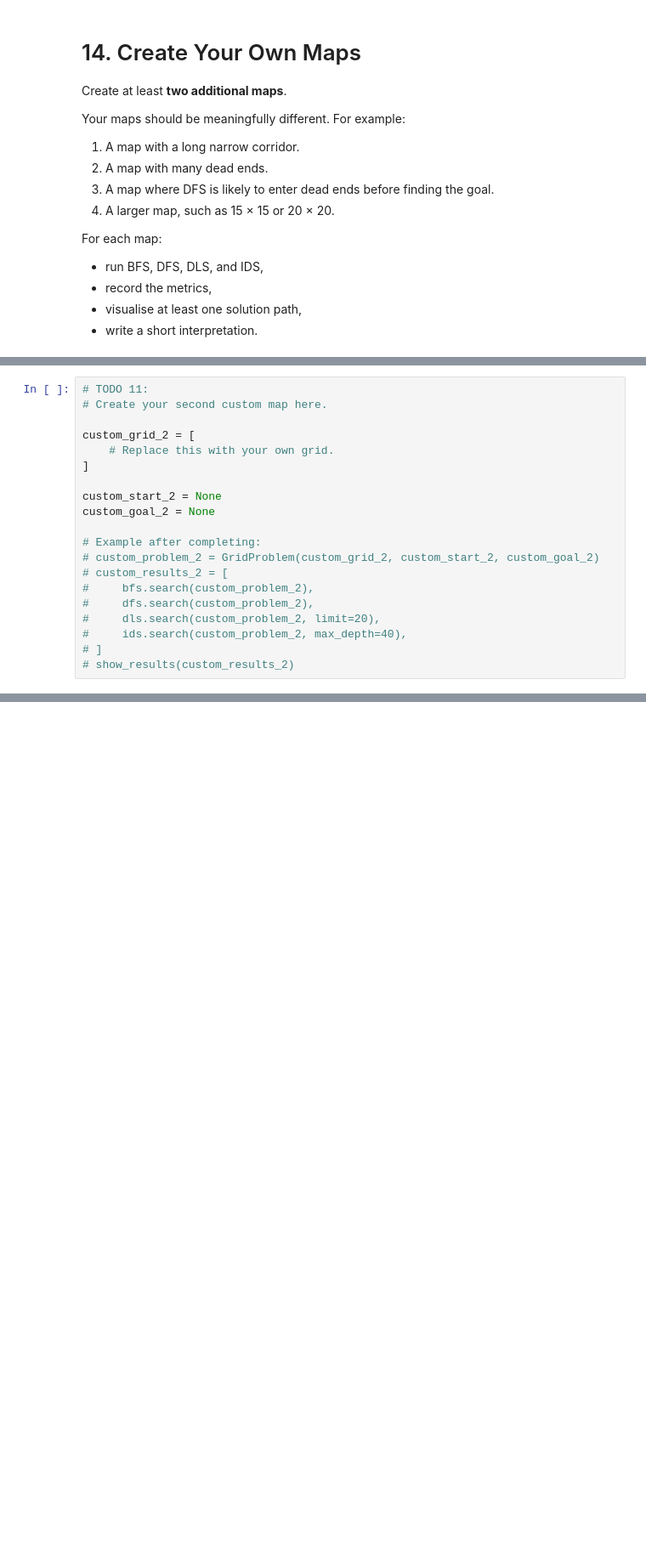
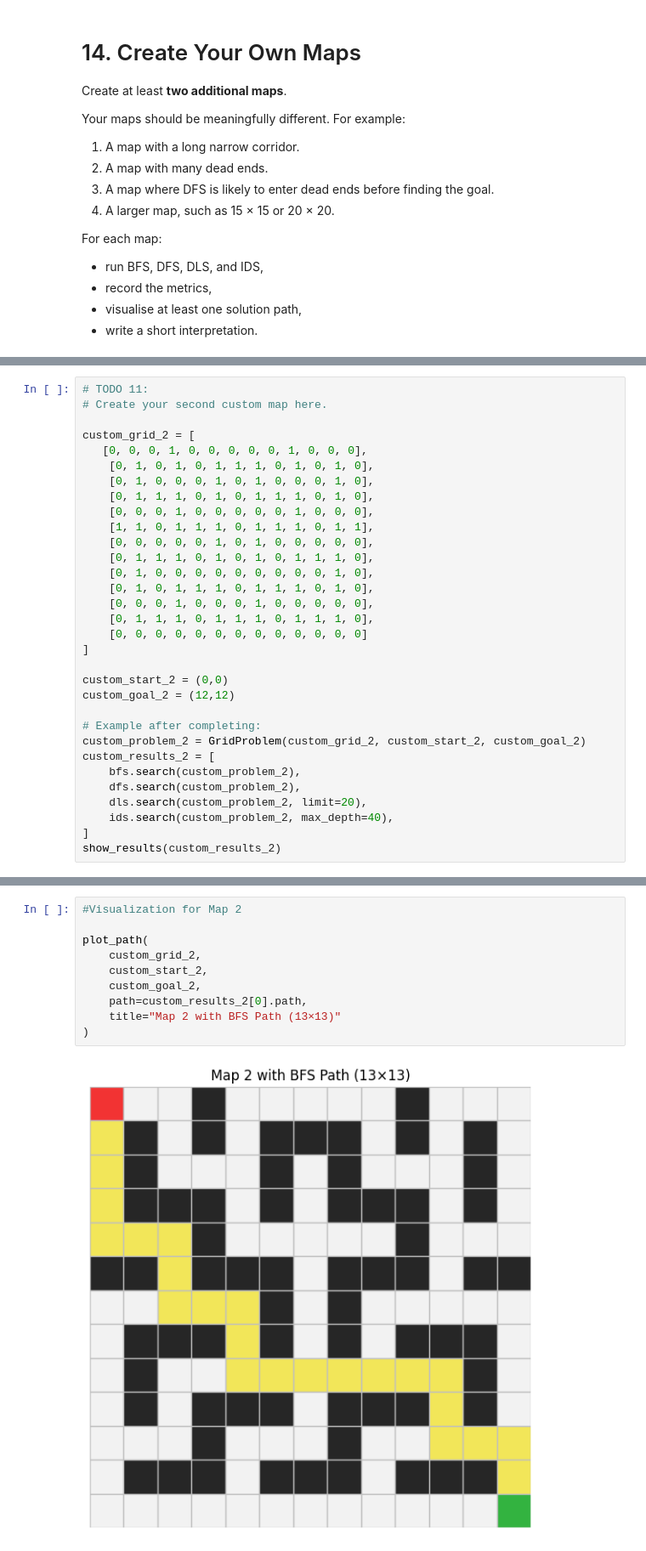
Before and after one commit to raizel122006-bit/Lab1-Intro-to-AI, a Jupyter notebook: Lab_1_Part_A.ipynb, the cells around one changed output, grey strips where cells are left out. Shown at 85% size. Drawn from its saved outputs; the diff is of its cells as text; blank space fills up the shorter version.

```diff
--- a/Lab_1_Part_A.ipynb
+++ b/Lab_1_Part_A.ipynb
@@ -1116,18 +1171,30 @@ custom_goal_1 = None
 # Create your second custom map here.
 
 custom_grid_2 = [
-    # Replace this with your own grid.
+   [0, 0, 0, 1, 0, 0, 0, 0, 0, 1, 0, 0, 0],
+    [0, 1, 0, 1, 0, 1, 1, 1, 0, 1, 0, 1, 0],
+    [0, 1, 0, 0, 0, 1, 0, 1, 0, 0, 0, 1, 0],
+    [0, 1, 1, 1, 0, 1, 0, 1, 1, 1, 0, 1, 0],
+    [0, 0, 0, 1, 0, 0, 0, 0, 0, 1, 0, 0, 0],
+    [1, 1, 0, 1, 1, 1, 0, 1, 1, 1, 0, 1, 1],
+    [0, 0, 0, 0, 0, 1, 0, 1, 0, 0, 0, 0, 0],
+    [0, 1, 1, 1, 0, 1, 0, 1, 0, 1, 1, 1, 0],
+    [0, 1, 0, 0, 0, 0, 0, 0, 0, 0, 0, 1, 0],
+    [0, 1, 0, 1, 1, 1, 0, 1, 1, 1, 0, 1, 0],
+    [0, 0, 0, 1, 0, 0, 0, 1, 0, 0, 0, 0, 0],
+    [0, 1, 1, 1, 0, 1, 1, 1, 0, 1, 1, 1, 0],
+    [0, 0, 0, 0, 0, 0, 0, 0, 0, 0, 0, 0, 0]
 ]
 
-custom_start_2 = None
-custom_goal_2 = None
+custom_start_2 = (0,0)
+custom_goal_2 = (12,12)
 
 # Example after completing:
-# custom_problem_2 = GridProblem(custom_grid_2, custom_start_2, custom_goal_2)
-# custom_results_2 = [
-#     bfs.search(custom_problem_2),
-#     dfs.search(custom_problem_2),
-#     dls.search(custom_problem_2, limit=20),
-#     ids.search(custom_problem_2, max_depth=40),
-# ]
-# show_results(custom_results_2)
+custom_problem_2 = GridProblem(custom_grid_2, custom_start_2, custom_goal_2)
+custom_results_2 = [
+    bfs.search(custom_problem_2),
+    dfs.search(custom_problem_2),
+    dls.search(custom_problem_2, limit=20),
+    ids.search(custom_problem_2, max_depth=40),
+]
+show_results(custom_results_2)
@@ -1133,0 +1207,12 @@ custom_goal_2 = None
+# %%
+#Visualization for Map 2
+
+plot_path(
+    custom_grid_2,
+    custom_start_2,
+    custom_goal_2,
+    path=custom_results_2[0].path,
+    title="Map 2 with BFS Path (13×13)"
+)
+# %% [output]
+[figure, added]
```
Also changed, not shown: parts of 15 cells of this notebook.
